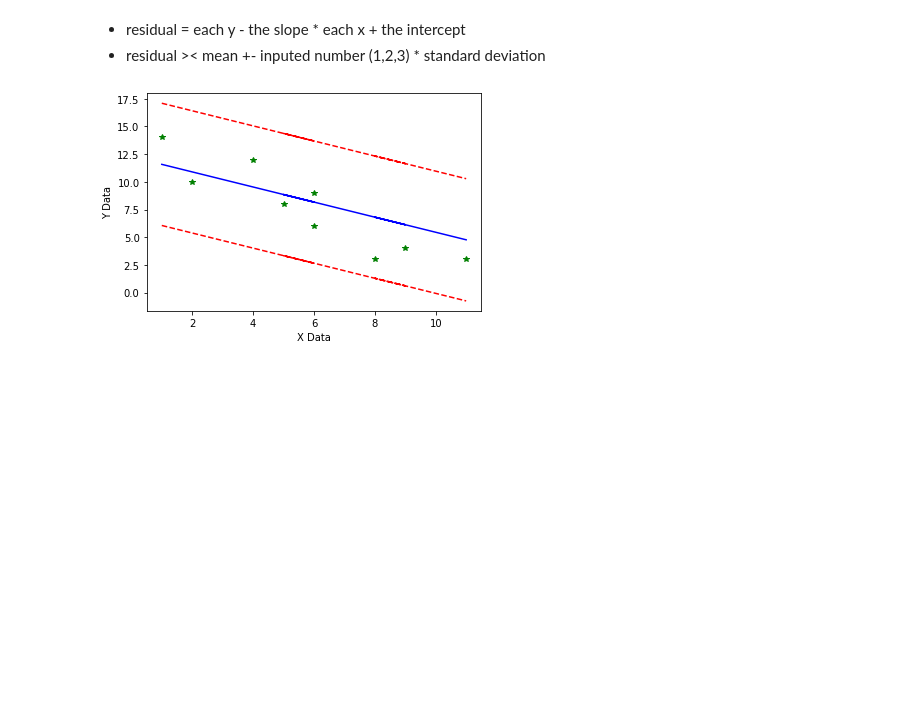
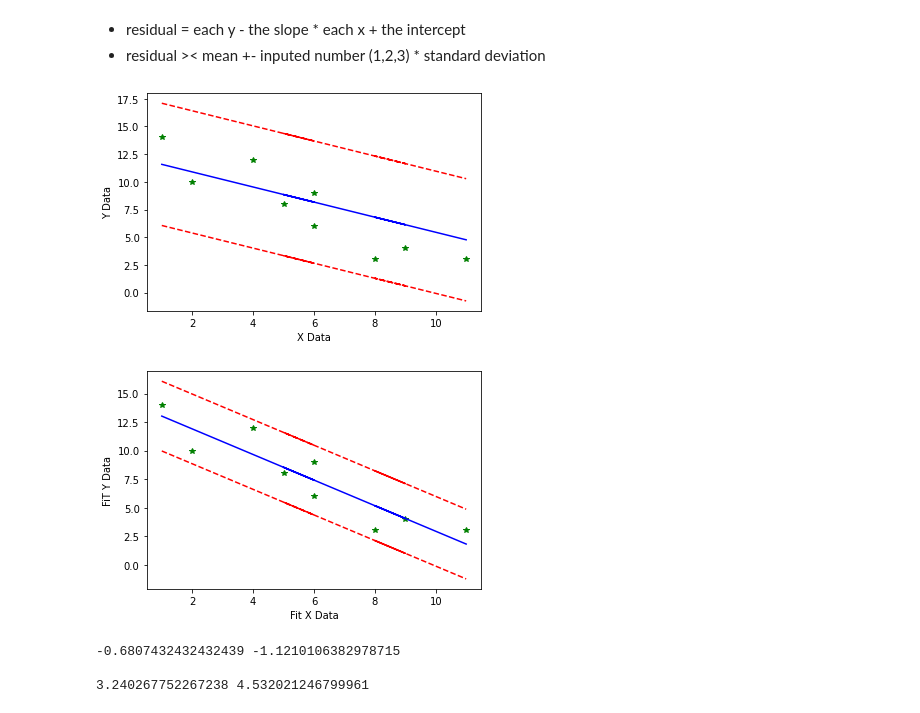
Before and after one commit to BriA827/data_analysis, a Jupyter notebook: least-squares-revisited.ipynb, the cells around one changed output. Cells and saved outputs as stored; diff of their text form; code cells hidden in the pictures; blank space fills up the shorter version.

Commit message:
Kaggle Notebook | least squares revisited | Version 2

```diff
--- a/least-squares-revisited.ipynb
+++ b/least-squares-revisited.ipynb
@@ -141,18 +149,37 @@ specify the number of standard deviations to be used for the outlier calculation
 # %%
 x = [1.0,2.0,4.0,6.0,5.0,6.0,9.0,8.0,11.0,12.0]
 y = [14.0,10.0,12.0,9.0,8.0,6.0,4.0,3.0,3.0,10.0]
 
 confidence = 2
 
 data_slope, data_intercept = least_squares(x,y)
 data_r, data_rmean, data_rdev = residuals(x,y,data_slope, data_intercept)
 new_x, new_y = outlier_finder(x,y,confidence,data_r, data_rmean, data_rdev)
 
 least_line_x, least_line_y = slope_to_points(data_slope, data_intercept, x)
 
 ubx, uby = slope_to_points(data_slope, data_intercept + (data_rmean + confidence * data_rdev), new_x)
 lbx, lby = slope_to_points(data_slope, data_intercept - (data_rmean + confidence * data_rdev), new_x)
 
+
+fit_slope, fit_intercept = least_squares(new_x, new_y)
+fit_data_r, fit_data_rmean, fit_data_rdev = residuals(new_x,new_y,fit_slope, fit_intercept)
+fit_xs, fit_ys = slope_to_points(fit_slope, fit_intercept, new_x)
+fit_ubx, fit_uby = slope_to_points(fit_slope, fit_intercept + (fit_data_rmean + confidence * fit_data_rdev), new_x)
+fit_lbx, fit_lby = slope_to_points(fit_slope, fit_intercept - (fit_data_rmean + confidence * fit_data_rdev), new_x)
+
 line_graph([x,least_line_x, ubx, lbx], [y,least_line_y, uby, lby], x_label = "X Data", y_label = "Y Data", amount=4, colour=["green", "blue", "red", "red"], mark=["*", "", "", ""], line=["", "-", "--", "--"])
+line_graph([x,fit_xs, fit_ubx, fit_lbx], [y,fit_ys, fit_uby, fit_lby], x_label = "Fit X Data", y_label = "FiT Y Data", amount=4, colour=["green", "blue", "red", "red"], mark=["*", "", "", ""], line=["", "-", "--", "--"])
 # %% [output]
 [figure]
+[figure, added]
+# %%
+print(data_slope, fit_slope)
+print()
+rmse_data = rmse(new_y, fit_ys)
+rmse_data_old = rmse(y, least_line_y)
+print(rmse_data, rmse_data_old)
+# %% [output]
+-0.6807432432432439 -1.1210106382978715
+
+3.240267752267238 4.532021246799961
```
Also changed, not shown: parts of 1 cell of this notebook.
